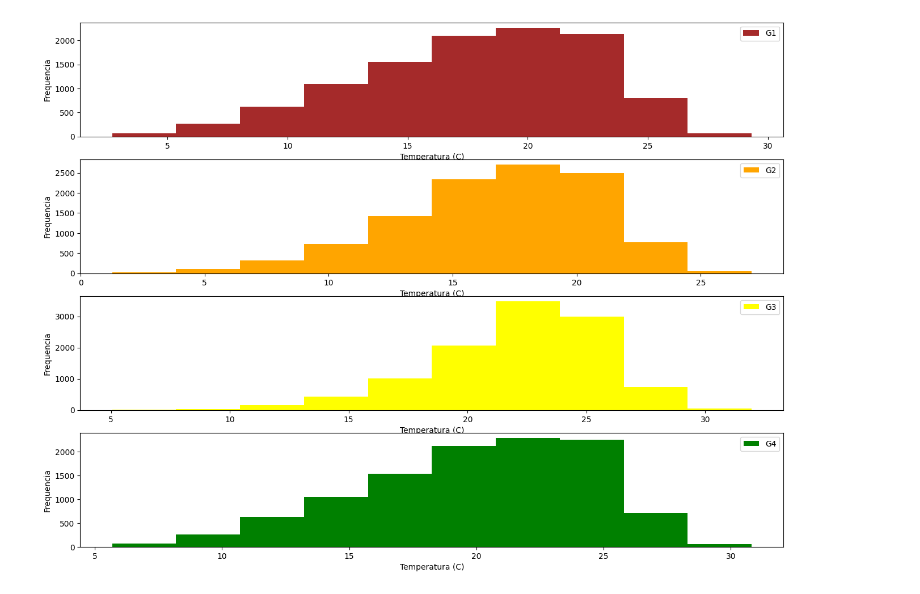
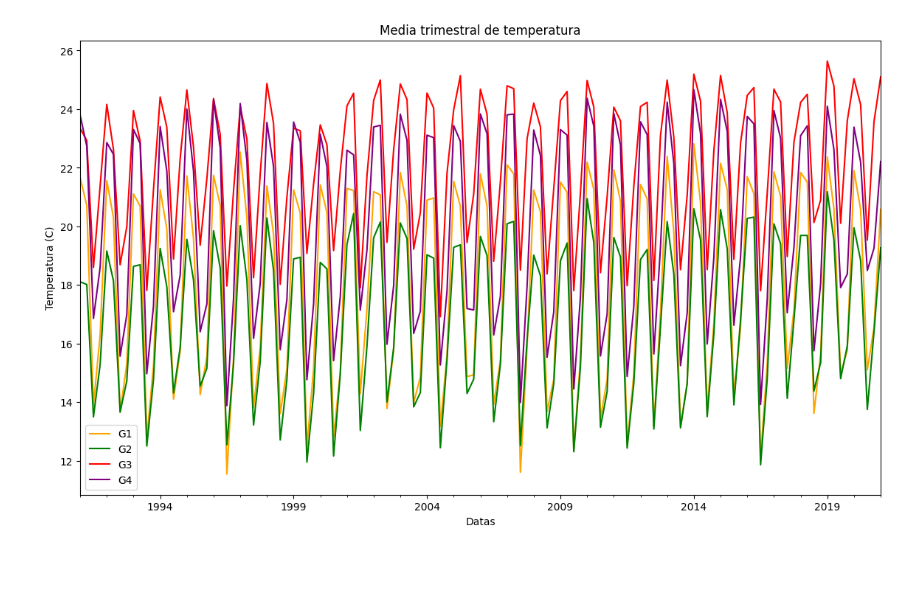
Before and after one commit to lucasdmarten/dissertacao, a Jupyter notebook: stations_parser.ipynb, the cells around one changed output. Saved outputs shown, nothing was run; the diff lists cells and outputs as text; code cells hidden in the pictures; blank space fills up the shorter version.

```diff
--- a/stations_parser.ipynb
+++ b/stations_parser.ipynb
@@ -57,3 +58,7 @@ lats = [float(df_concat[df_concat.cod==code].lat.iloc[0]) for code in codes]
 alt = [float(df_concat[df_concat.cod==code].alt.iloc[0]) for code in codes]
 percent_null = [float(df_concat[df_concat.cod==code].percent_null.iloc[0]) for code in codes]
 cidades = pd.DataFrame(dict(names=names, lons=lons, lats=lats, alt=alt, codes=codes, percent_null=percent_null))
+# %%
+for code in codes:
+    df_concat[df_concat.cod==str(code)]['TEMPERATURA MEDIA COMPENSADA, DIARIA(°C)'].plot()
+    plt.show()
@@ -60,3 +79,14 @@ cidades = pd.DataFrame(dict(names=names, lons=lons, lats=lats, alt=alt, codes=co
+# %%
+df_clim = list()
+for code in codes:
+    df_sel = df_concat[df_concat.cod==code].iloc[:,4]
+    _df = pd.DataFrame()
+    _df['mean'] = df_sel.groupby(by=df_sel.index.day_of_year).mean()
+    _df['p90'] = df_sel.groupby(by=df_sel.index.day_of_year).quantile(0.9)
+    _df['p95'] = df_sel.groupby(by=df_sel.index.day_of_year).quantile(0.95)
+    _df['code'] = code
+    df_clim.append(_df)
+df_clim = pd.concat(df_clim)
 # %%
 dfs = list()
 for i, code in enumerate(codes):
@@ -184,14 +224,12 @@ plt.show()
 # %%
-df_groups = pd.DataFrame({'G1':g1,'G2':g2,'G3':g3,'G4':g4})
-fig, ax = plt.subplots(4,1, figsize=(16,12))
-df_groups['G1'].plot.hist(ax=ax[0], subplots=True, figsize=(14,8), ylabel='Frequencia', xlabel='Temperatura (C)', label='G1', color=colors.get('C1'));
-df_groups['G2'].plot.hist(ax=ax[1], subplots=True, figsize=(14,8), ylabel='Frequencia', xlabel='Temperatura (C)', label='G2', color=colors.get('C2'));
-df_groups['G3'].plot.hist(ax=ax[2], subplots=True, figsize=(14,8), ylabel='Frequencia', xlabel='Temperatura (C)', label='G3', color=colors.get('C3'));
-df_groups['G4'].plot.hist(ax=ax[3], subplots=True, figsize=(14,8), ylabel='Frequencia', xlabel='Temperatura (C)', label='G4', color=colors.get('C4'));
-ax[0].legend()
-ax[1].legend()
-ax[2].legend()
-ax[3].legend()
-plt.savefig('histo.png')
+df_groups = pd.DataFrame({'G1':g1,'G2':g2,'G3':g3,'G4':g4}, index=pd.date_range('1991-01-01', '2020-12-31', freq='d')).resample('3m').mean()
+fig, ax = plt.subplots(1,1, figsize=(16,12), sharey=True, sharex=True)
+df_groups['G1'].plot(ax=ax, alpha=1, subplots=False, figsize=(14,8), ylabel='Temperatura (C)', xlabel='Datas', label='G1', color=colors.get('C1'));
+df_groups['G2'].plot(ax=ax, alpha=1, subplots=False, figsize=(14,8), ylabel='Temperatura (C)', xlabel='Datas', label='G2', color=colors.get('C2'));
+df_groups['G3'].plot(ax=ax, alpha=1, subplots=False, figsize=(14,8), ylabel='Temperatura (C)', xlabel='Datas', label='G3', color=colors.get('C3'));
+df_groups['G4'].plot(ax=ax, alpha=1, subplots=False, figsize=(14,8), ylabel='Temperatura (C)', xlabel='Datas', label='G4', color=colors.get('C4'));
+ax.legend()
+plt.title('Media trimestral de temperatura')
+plt.savefig('groups_temperature_seasonal.png')
 # %% [output]
-[figure, old version]
+[figure, new version]
```
Also changed, not shown: parts of 10 cells of this notebook.
